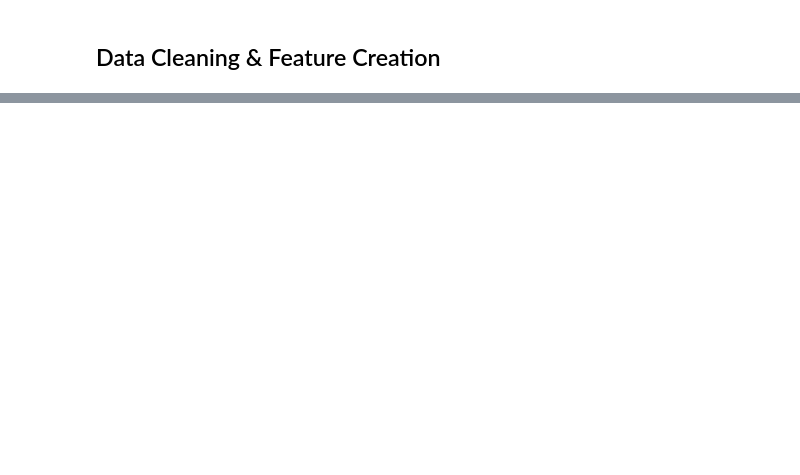
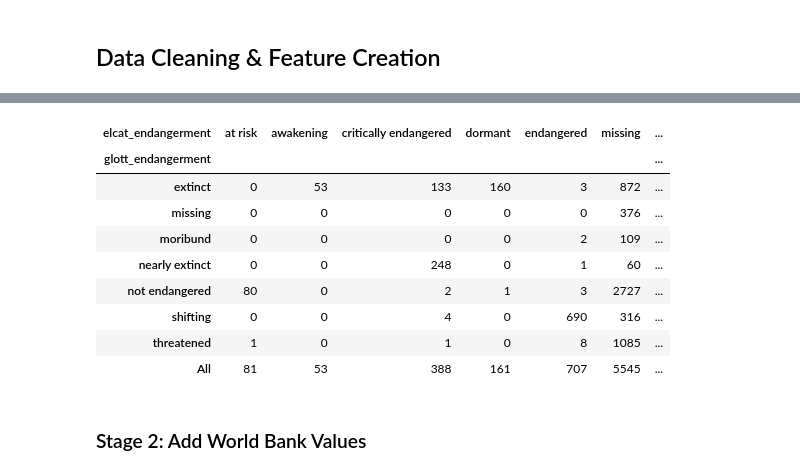
Before and after one commit to jandersen12/Machine-Learning-Endangered-Languages, a Jupyter notebook: Data-Cleaning/data-pipeline.ipynb, the cells around one changed output, grey strips where cells are left out. Drawn from its saved outputs; the diff is of its cells as text; code cells hidden in the pictures; blank space fills up the shorter version.

```diff
--- a/Data-Cleaning/data-pipeline.ipynb
+++ b/Data-Cleaning/data-pipeline.ipynb
@@ -354,0 +464,11 @@ urban_growth.head()
+# %%
+# Create column for language family count
+
+family_counts = glottolog_df['family_name'].value_counts()
+
+glottolog_df['lang_family_count'] = glottolog_df['family_name'].map(family_counts)
+print(glottolog_df[['family_name', 'lang_family_count']].tail())
+
+print("-"*50)
+print(f"Check a specific language family count to ensure mapping is correct")
+print(glottolog_df[glottolog_df['family_name'] == 'Nivkh'])
@@ -354,0 +551,24 @@ urban_growth.head()
+# %%
+# Merge ELCAT to Glottolog on glottocode
+elcat_cols = ['Glottocode',
+                'domains_of_use',
+                'speaker_number',
+                'speaker_number_trends',
+                'transmission',
+                'alt_names']
+
+elcat_for_merge = elcat_df[elcat_cols + ['endangerment']].rename(columns={'endangerment': 'elcat_endangerment'})
+
+master_df = glottolog_df.rename(columns={'endangerment': 'glott_endangerment'}
+                                ).merge(
+                                        elcat_for_merge,
+                                       left_on='glottocode',
+                                       right_on='Glottocode',
+                                       how='left').drop(columns= 'Glottocode')
+
+print(master_df.head())
+print(f"Master dataframe shape: {master_df.shape}")
+print(f"Languages with Glottolog endangerment: {master_df['glott_endangerment'].notna().sum()}")
+print(f"Languages with ELCAT endangerment: {master_df['elcat_endangerment'].notna().sum()}")
+print(f"Languages with both: {master_df[['glott_endangerment', 'elcat_endangerment']].notna().all(axis=1).sum()}")
+print(f"Languages with neither: {master_df[['glott_endangerment', 'elcat_endangerment']].isna().all(axis=1).sum()}")
@@ -354,0 +593,21 @@ urban_growth.head()
+# %%
+# Compare how ELCAT and Glottolog endangerment labbels map to each other
+crosstab = pd.crosstab(
+    master_df['glott_endangerment'].fillna('missing'),
+    master_df['elcat_endangerment'].fillna('missing'),
+    margins=True
+)
+crosstab
+# %% [output]
+| elcat_endangerment | at risk | awakening | critically endangered | dormant | endangered | missing | ... |
+| glott_endangerment |  |  |  |  |  |  | ... |
+| extinct | 0 | 53 | 133 | 160 | 3 | 872 | ... |
+| missing | 0 | 0 | 0 | 0 | 0 | 376 | ... |
+| moribund | 0 | 0 | 0 | 0 | 2 | 109 | ... |
+| nearly extinct | 0 | 0 | 248 | 0 | 1 | 60 | ... |
+| not endangered | 80 | 0 | 2 | 1 | 3 | 2727 | ... |
+| shifting | 0 | 0 | 4 | 0 | 690 | 316 | ... |
+| threatened | 1 | 0 | 1 | 0 | 8 | 1085 | ... |
+| All | 81 | 53 | 388 | 161 | 707 | 5545 | ... |
+# %% [markdown]
+### Stage 2: Add World Bank Values
```
Also changed, not shown: parts of 33 cells of this notebook.
